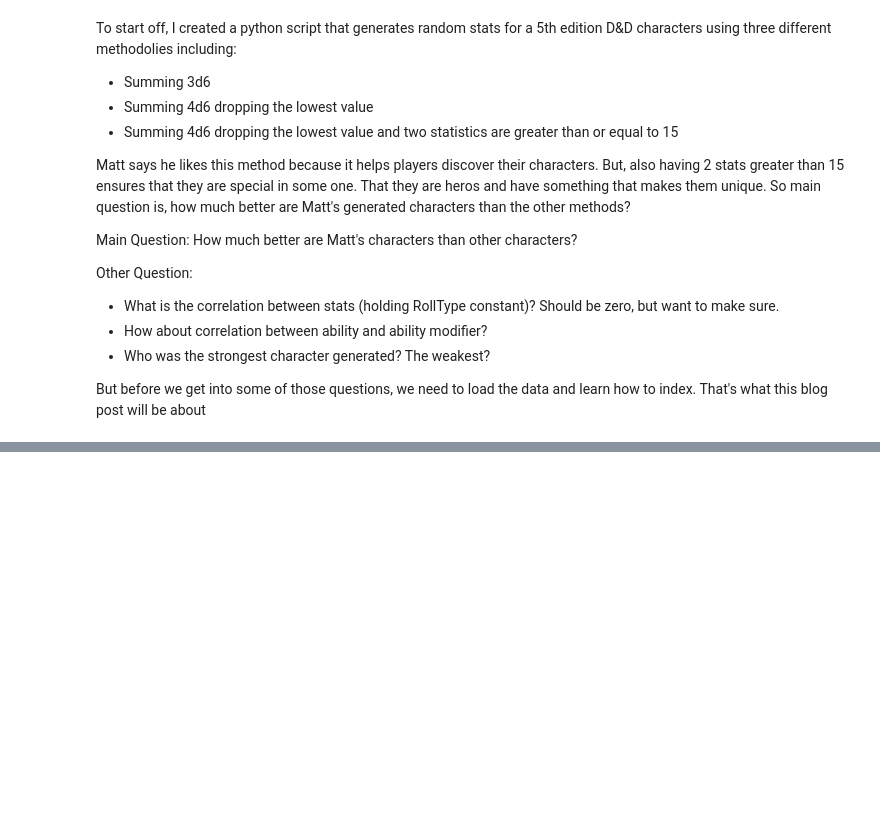
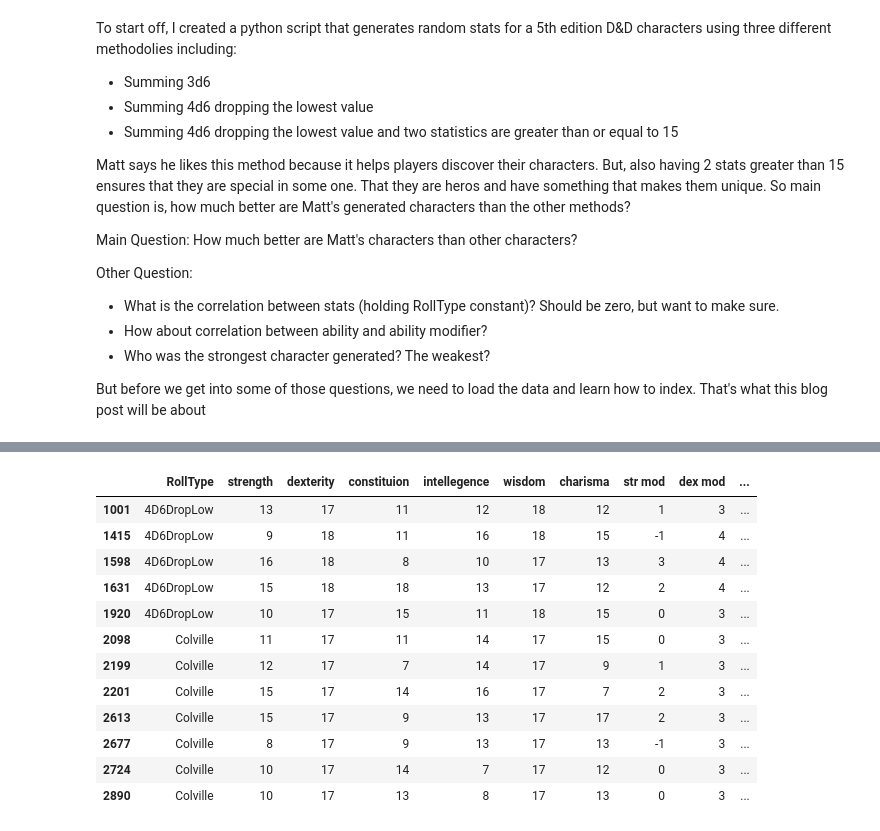
Before and after one commit to JohnErnestBonanno/5E_Stat_Gen, a Jupyter notebook: BlogPost1_Indexing.ipynb, the cells around one changed output, grey strips where cells are left out. Saved outputs shown, nothing was run; the diff lists cells and outputs as text; code cells hidden in the pictures; blank space fills up the shorter version.

```diff
--- a/BlogPost1_Indexing.ipynb
+++ b/BlogPost1_Indexing.ipynb
@@ -34,0 +267,22 @@ But before we get into some of those questions, we need to load the data and lea
+# %%
+#returns a true/list series where wisdom and dexterity
+(df['wisdom'] >= 17) & (df['dexterity'] >= 17)
+
+#Great, now let's index our data frame by the above true/false series
+df[(df['wisdom'] >= 17) & (df['dexterity'] >= 17)]
+
+#Nice!
+# %% [output]
+|  | RollType | strength | dexterity | constituion | intellegence | wisdom | charisma | str mod | dex mod | ... |
+| 1001 | 4D6DropLow | 13 | 17 | 11 | 12 | 18 | 12 | 1 | 3 | ... |
+| 1415 | 4D6DropLow | 9 | 18 | 11 | 16 | 18 | 15 | -1 | 4 | ... |
+| 1598 | 4D6DropLow | 16 | 18 | 8 | 10 | 17 | 13 | 3 | 4 | ... |
+| 1631 | 4D6DropLow | 15 | 18 | 18 | 13 | 17 | 12 | 2 | 4 | ... |
+| 1920 | 4D6DropLow | 10 | 17 | 15 | 11 | 18 | 15 | 0 | 3 | ... |
+| 2098 | Colville | 11 | 17 | 11 | 14 | 17 | 15 | 0 | 3 | ... |
+| 2199 | Colville | 12 | 17 | 7 | 14 | 17 | 9 | 1 | 3 | ... |
+| 2201 | Colville | 15 | 17 | 14 | 16 | 17 | 7 | 2 | 3 | ... |
+| 2613 | Colville | 15 | 17 | 9 | 13 | 17 | 17 | 2 | 3 | ... |
+| 2677 | Colville | 8 | 17 | 9 | 13 | 17 | 13 | -1 | 3 | ... |
+| 2724 | Colville | 10 | 17 | 14 | 7 | 17 | 12 | 0 | 3 | ... |
+| 2890 | Colville | 10 | 17 | 13 | 8 | 17 | 13 | 0 | 3 | ... |
```
Also changed, not shown: parts of 17 cells of this notebook.
